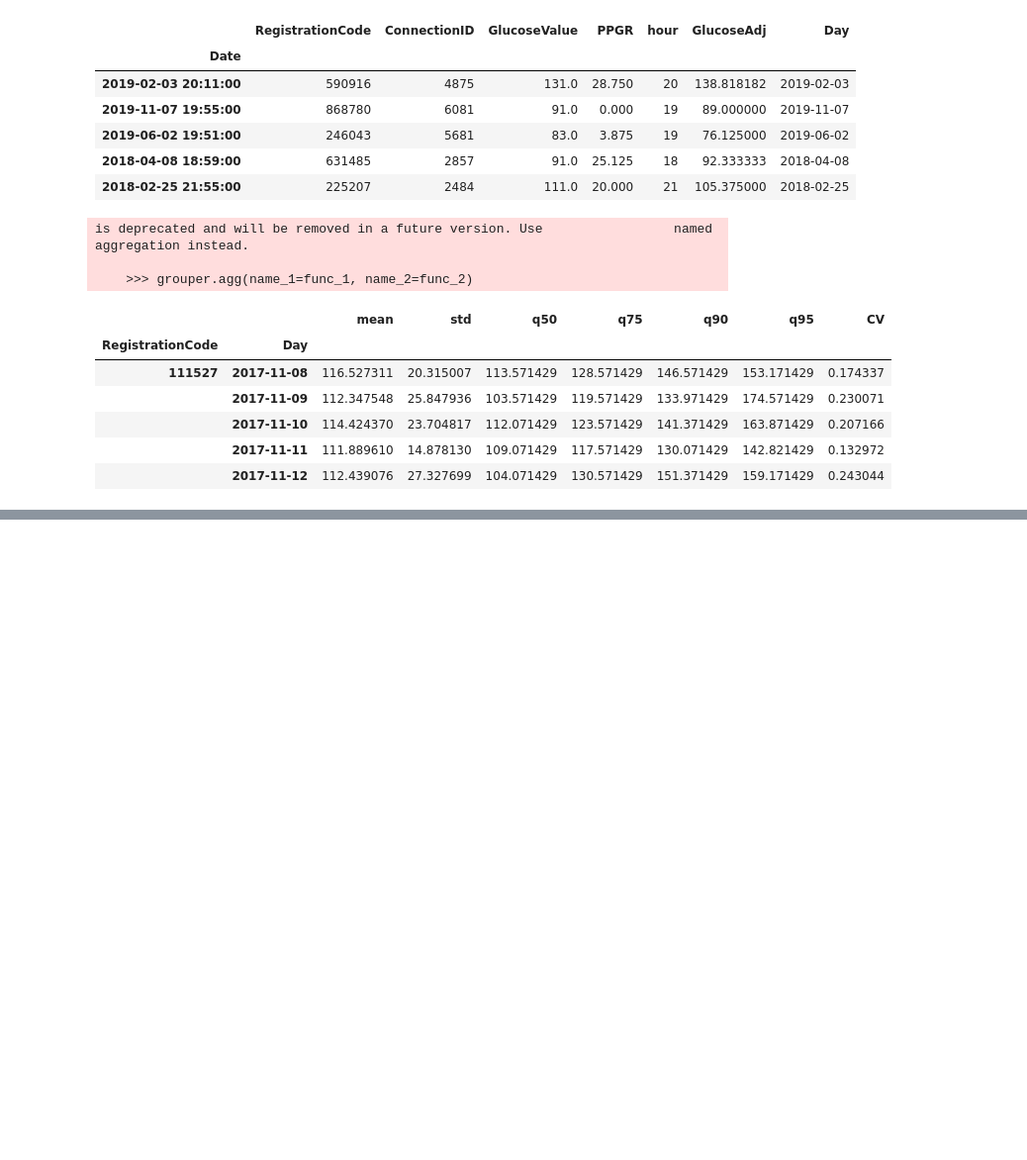
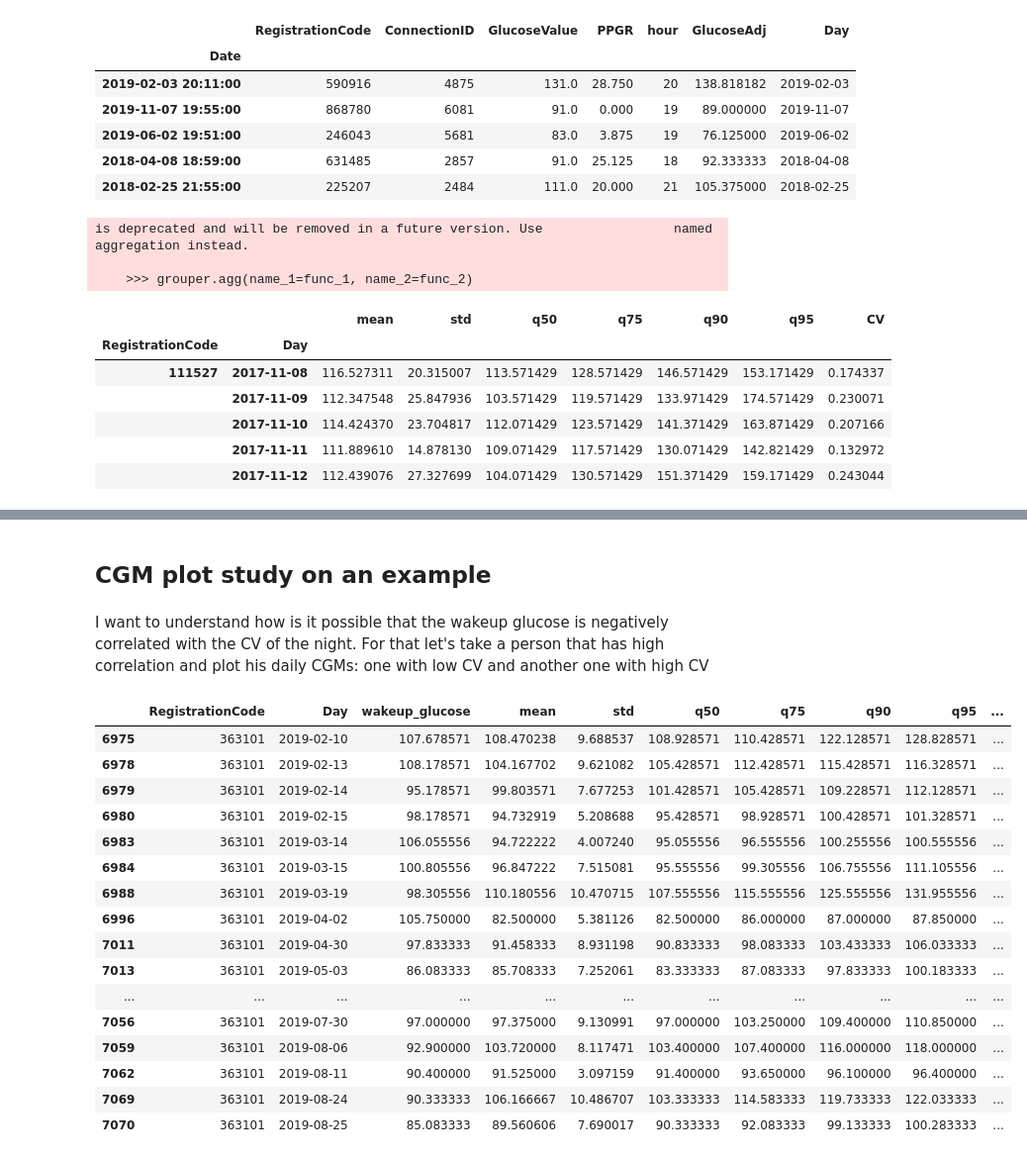
Before and after one commit to ElviraMingazova/MA_Thesis, a Jupyter notebook: Personalized correlations PNP3.ipynb, the cells around one changed output, grey strips where cells are left out. Shown at 99% size. Cells and saved outputs as stored; diff of their text form; code cells hidden in the pictures; blank space fills up the shorter version.

```diff
--- a/Personalized correlations PNP3.ipynb
+++ b/Personalized correlations PNP3.ipynb
@@ -696,9 +687,9 @@ night_cgm_stats_wakeup.head()
 # Transforming all the table into Z-scores
 means = night_cgm_stats_wakeup.drop(columns='Day').groupby('RegistrationCode').mean()
 std = night_cgm_stats_wakeup.drop(columns='Day').groupby('RegistrationCode').std()
-night_cgm_stats_wakeup = night_cgm_stats_wakeup.set_index('RegistrationCode')
+night_cgm_stats_wakeupz = night_cgm_stats_wakeup.set_index('RegistrationCode')
 
-night_cgm_stats_wakeup = night_cgm_stats_wakeup.drop(columns='Day')
+night_cgm_stats_wakeupz = night_cgm_stats_wakeupz.drop(columns='Day')
 # standartization of the values into z scores
-for rc in night_cgm_stats_wakeup.index.unique():
-    night_cgm_stats_wakeup.loc[rc] = (night_cgm_stats_wakeup.loc[rc] - means.loc[rc])/std.loc[rc]
+for rc in night_cgm_stats_wakeupz.index.unique():
+    night_cgm_stats_wakeupz.loc[rc] = (night_cgm_stats_wakeupz.loc[rc] - means.loc[rc])/std.loc[rc]
@@ -972,0 +990,24 @@ SpearmanrResult(correlation=-0.09644704371715299, pvalue=6.917380887365568e-45)
+# %% [markdown]
+## CGM plot study on an example
+# %% [markdown]
+I want to understand how is it possible that the wakeup glucose is negatively correlated with the CV of the night. For that let's take a person that has high correlation and plot his daily CGMs: one with low CV and another one with high CV
+# %%
+night_cgm_stats_wakeup[(night_cgm_stats_wakeup['CV'] < 0.1) & (night_cgm_stats_wakeup['RegistrationCode'] == '363101')]
+# %% [output]
+|  | RegistrationCode | Day | wakeup_glucose | mean | std | q50 | q75 | q90 | q95 | ... |
+| 6975 | 363101 | 2019-02-10 | 107.678571 | 108.470238 | 9.688537 | 108.928571 | 110.428571 | 122.128571 | 128.828571 | ... |
+| 6978 | 363101 | 2019-02-13 | 108.178571 | 104.167702 | 9.621082 | 105.428571 | 112.428571 | 115.428571 | 116.328571 | ... |
+| 6979 | 363101 | 2019-02-14 | 95.178571 | 99.803571 | 7.677253 | 101.428571 | 105.428571 | 109.228571 | 112.128571 | ... |
+| 6980 | 363101 | 2019-02-15 | 98.178571 | 94.732919 | 5.208688 | 95.428571 | 98.928571 | 100.428571 | 101.328571 | ... |
+| 6983 | 363101 | 2019-03-14 | 106.055556 | 94.722222 | 4.007240 | 95.055556 | 96.555556 | 100.255556 | 100.555556 | ... |
+| 6984 | 363101 | 2019-03-15 | 100.805556 | 96.847222 | 7.515081 | 95.555556 | 99.305556 | 106.755556 | 111.105556 | ... |
+| 6988 | 363101 | 2019-03-19 | 98.305556 | 110.180556 | 10.470715 | 107.555556 | 115.555556 | 125.555556 | 131.955556 | ... |
+| 6996 | 363101 | 2019-04-02 | 105.750000 | 82.500000 | 5.381126 | 82.500000 | 86.000000 | 87.000000 | 87.850000 | ... |
+| 7011 | 363101 | 2019-04-30 | 97.833333 | 91.458333 | 8.931198 | 90.833333 | 98.083333 | 103.433333 | 106.033333 | ... |
+| 7013 | 363101 | 2019-05-03 | 86.083333 | 85.708333 | 7.252061 | 83.333333 | 87.083333 | 97.833333 | 100.183333 | ... |
+| ... | ... | ... | ... | ... | ... | ... | ... | ... | ... | ... |
+| 7056 | 363101 | 2019-07-30 | 97.000000 | 97.375000 | 9.130991 | 97.000000 | 103.250000 | 109.400000 | 110.850000 | ... |
+| 7059 | 363101 | 2019-08-06 | 92.900000 | 103.720000 | 8.117471 | 103.400000 | 107.400000 | 116.000000 | 118.000000 | ... |
+| 7062 | 363101 | 2019-08-11 | 90.400000 | 91.525000 | 3.097159 | 91.400000 | 93.650000 | 96.100000 | 96.400000 | ... |
+| 7069 | 363101 | 2019-08-24 | 90.333333 | 106.166667 | 10.486707 | 103.333333 | 114.583333 | 119.733333 | 122.033333 | ... |
+| 7070 | 363101 | 2019-08-25 | 85.083333 | 89.560606 | 7.690017 | 90.333333 | 92.083333 | 99.133333 | 100.283333 | ... |
```
Also changed, not shown: parts of 39 cells of this notebook, 1 other file.
